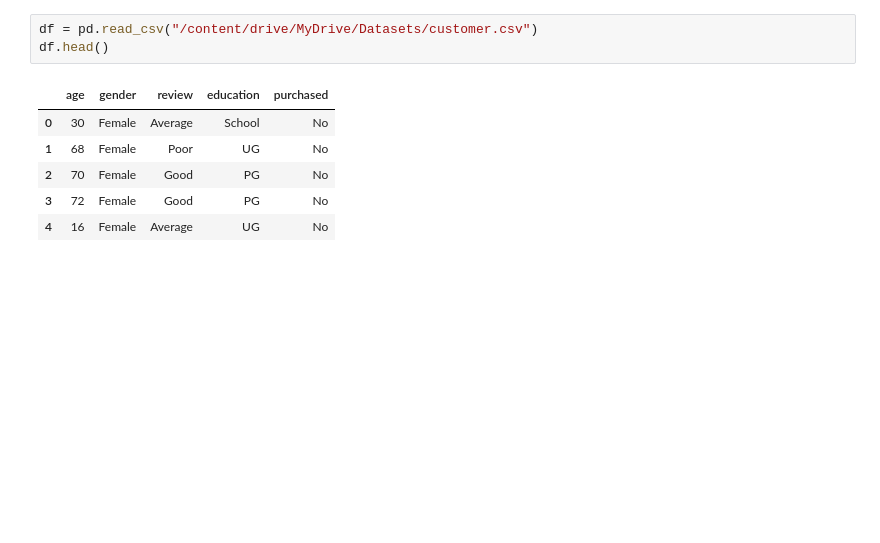
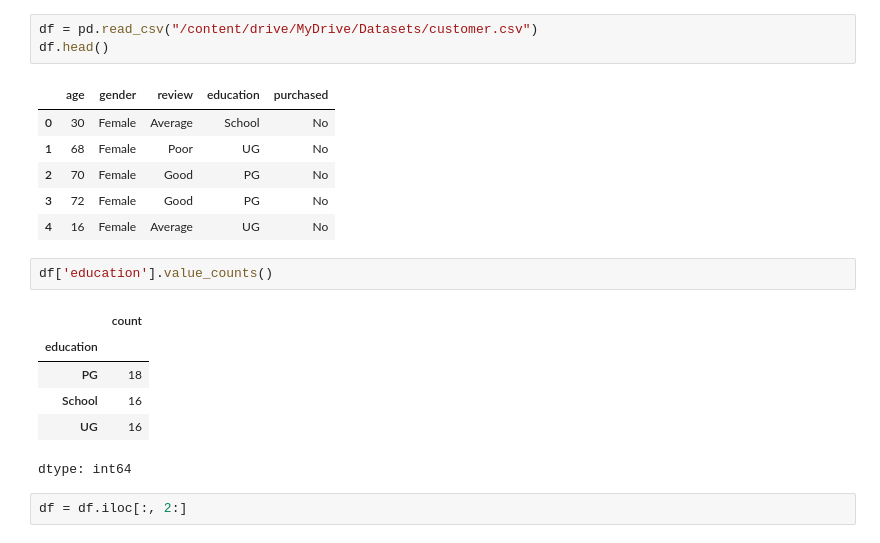
Before and after one commit to zain4cs/Encoding_Methods, a Jupyter notebook: Ordinal_Encoding.ipynb, the cells around one changed output. Cells and saved outputs as stored; diff of their text form; blank space fills up the shorter version.

```diff
--- a/Ordinal_Encoding.ipynb
+++ b/Ordinal_Encoding.ipynb
@@ -12,3 +12,14 @@ df.head()
 | 2 | 70 | Female | Good | PG | No |
 | 3 | 72 | Female | Good | PG | No |
 | 4 | 16 | Female | Average | UG | No |
+# %%
+df['education'].value_counts()
+# %% [output]
+|  | count |
+| education |  |
+| PG | 18 |
+| School | 16 |
+| UG | 16 |
+dtype: int64
+# %%
+df = df.iloc[:, 2:]
```
Also changed, not shown: parts of 21 cells of this notebook.
